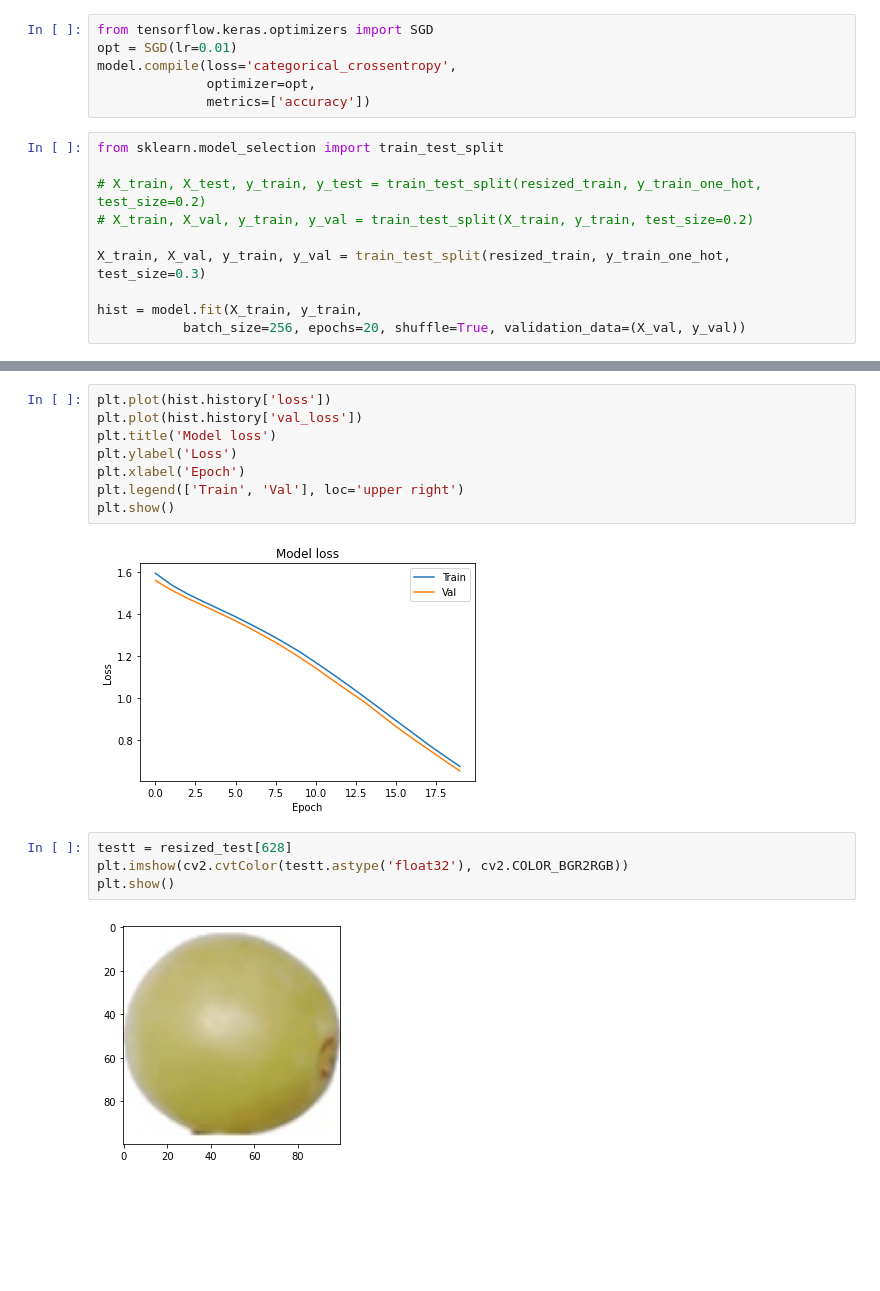
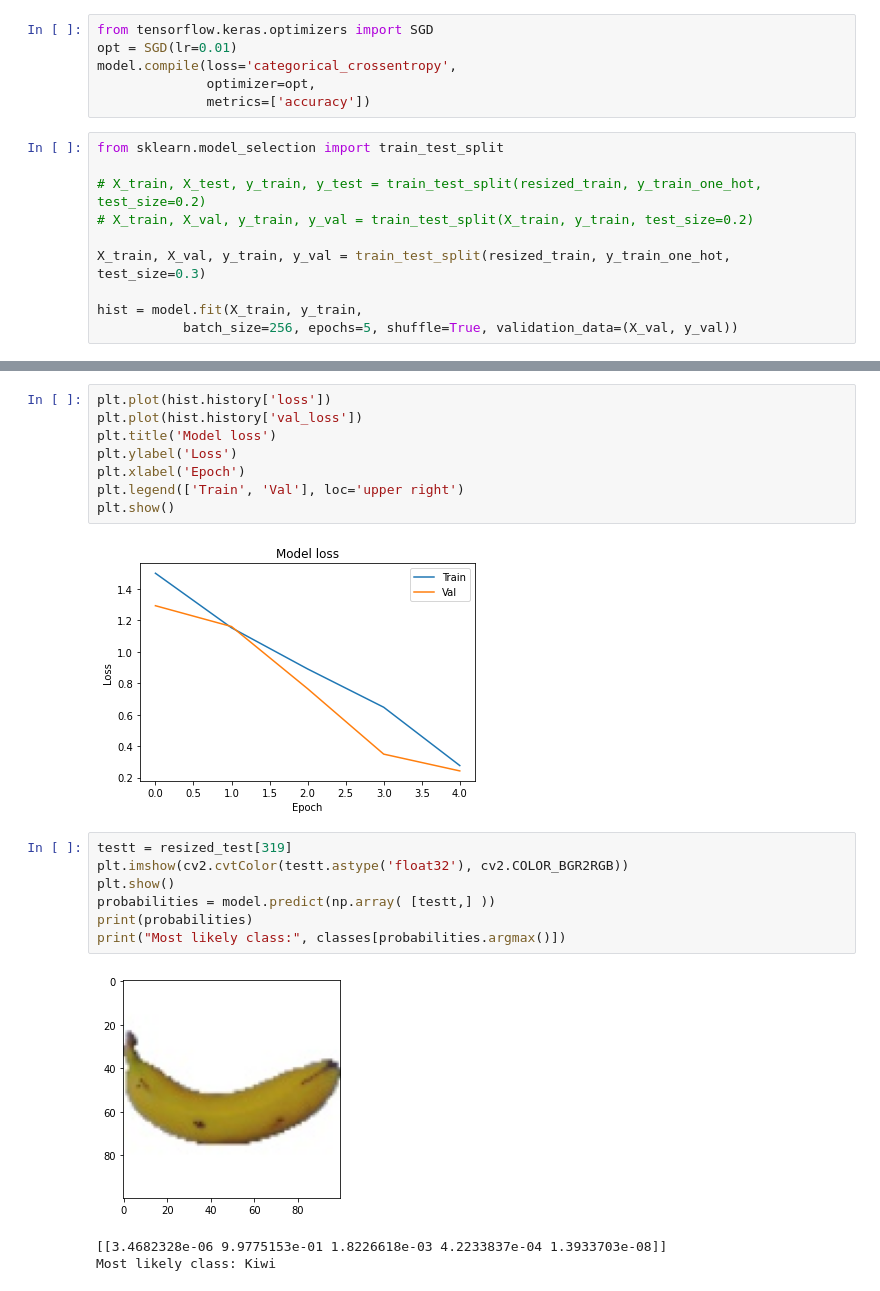
Before and after one commit to nikitagrygoriev/Kinect, a Jupyter notebook: Studio.ipynb, the cells around one changed output, grey strips where cells are left out. Drawn from its saved outputs; the diff is of its cells as text; blank space fills up the shorter version.

```diff
--- a/Studio.ipynb
+++ b/Studio.ipynb
@@ -117,5 +136,5 @@ from sklearn.model_selection import train_test_split
 X_train, X_val, y_train, y_val = train_test_split(resized_train, y_train_one_hot, test_size=0.3)
 
 hist = model.fit(X_train, y_train,
-           batch_size=256, epochs=20, shuffle=True, validation_data=(X_val, y_val))
+           batch_size=256, epochs=5, shuffle=True, validation_data=(X_val, y_val))
 # %% [output]
@@ -160,10 +173,15 @@ plt.xlabel('Epoch')
 plt.legend(['Train', 'Val'], loc='upper right')
 plt.show()
 # %% [output]
-[figure, old version]
+[figure, new version]
 # %%
-testt = resized_test[628]
+testt = resized_test[319]
 plt.imshow(cv2.cvtColor(testt.astype('float32'), cv2.COLOR_BGR2RGB))
 plt.show()
+probabilities = model.predict(np.array( [testt,] ))
+print(probabilities)
+print("Most likely class:", classes[probabilities.argmax()])
 # %% [output]
-[figure, old version]
+[figure, new version]
+[[3.4682328e-06 9.9775153e-01 1.8226618e-03 4.2233837e-04 1.3933703e-08]]
+Most likely class: Kiwi
```
Also changed, not shown: parts of 10 cells of this notebook.
